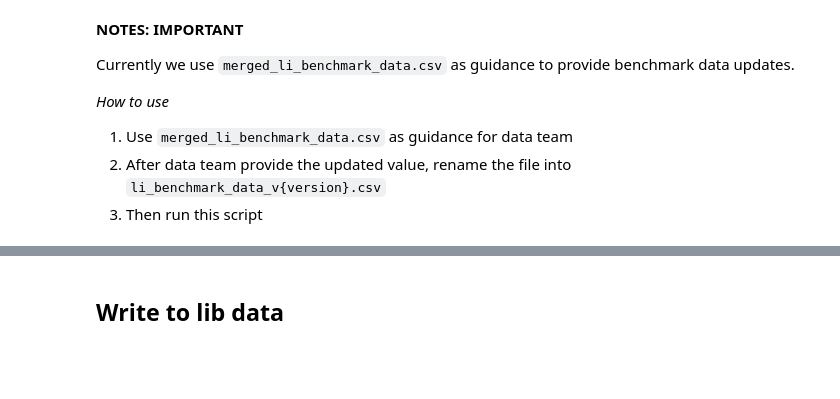
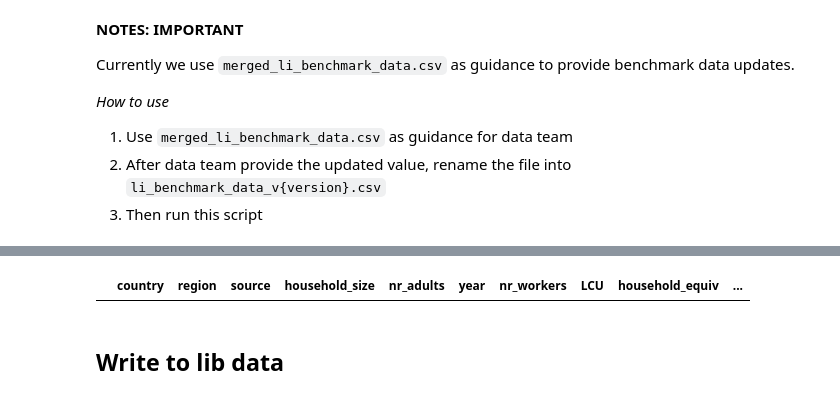
Before and after one commit to akvo/IDH-IDC, a Jupyter notebook: backend/source/transformer/benchmark_v6_with_conversion_rates/living_income_benchmark_v6.ipynb, the cells around one changed output, grey strips where cells are left out. Saved outputs shown, nothing was run; the diff lists cells and outputs as text; code cells hidden in the pictures; blank space fills up the shorter version.

```diff
--- a/backend/source/transformer/benchmark_v6_with_conversion_rates/living_income_benchmark_v6.ipynb
+++ b/backend/source/transformer/benchmark_v6_with_conversion_rates/living_income_benchmark_v6.ipynb
@@ -210,3 +222,7 @@ final_lib[final_lib['country'] == 'Guatemala']
+# %%
+final_lib[final_lib['year'] == '2025']
+# %% [output]
+|  | country | region | source | household_size | nr_adults | year | nr_workers | LCU | household_equiv | ... |
 # %% [markdown]
 ## Write to lib data
 # %%
```
Also changed, not shown: parts of 20 cells of this notebook, 4 other files.
